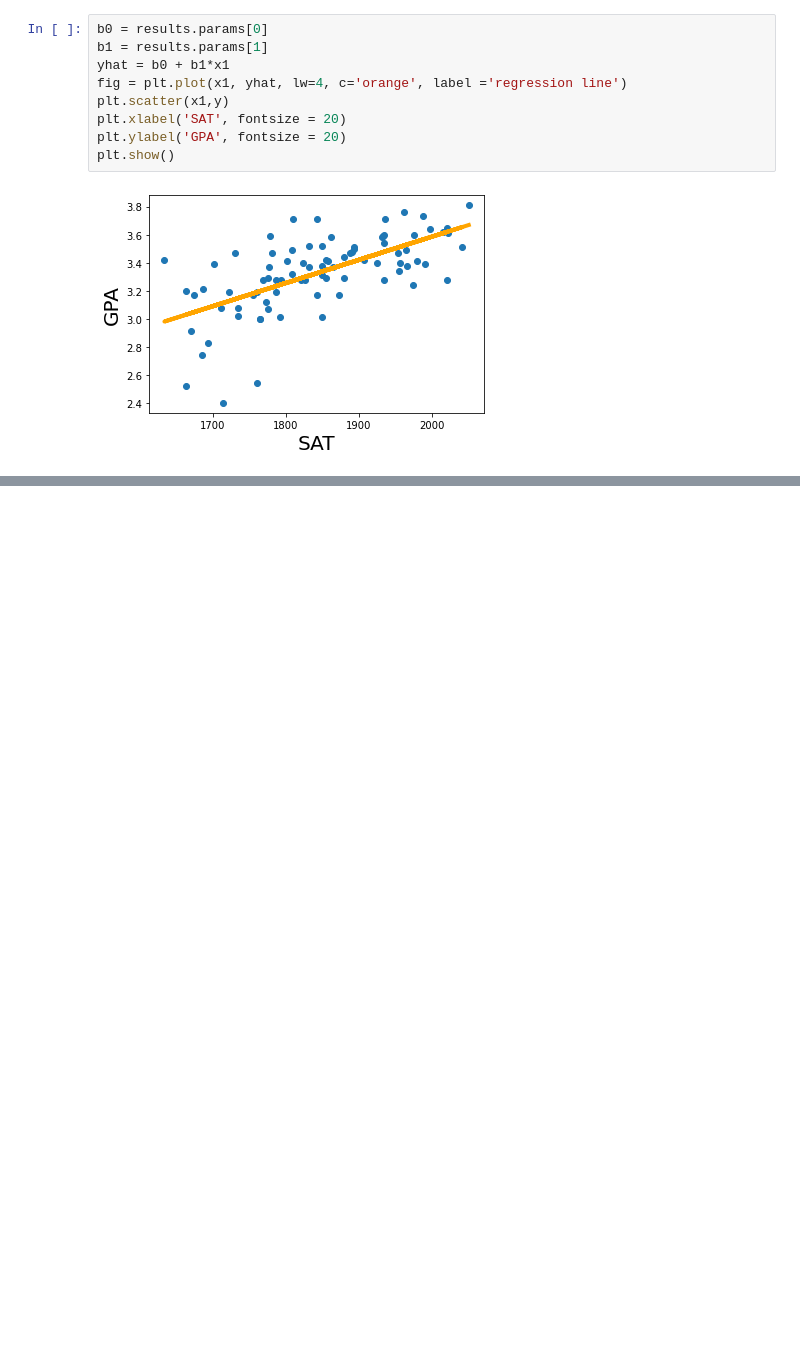
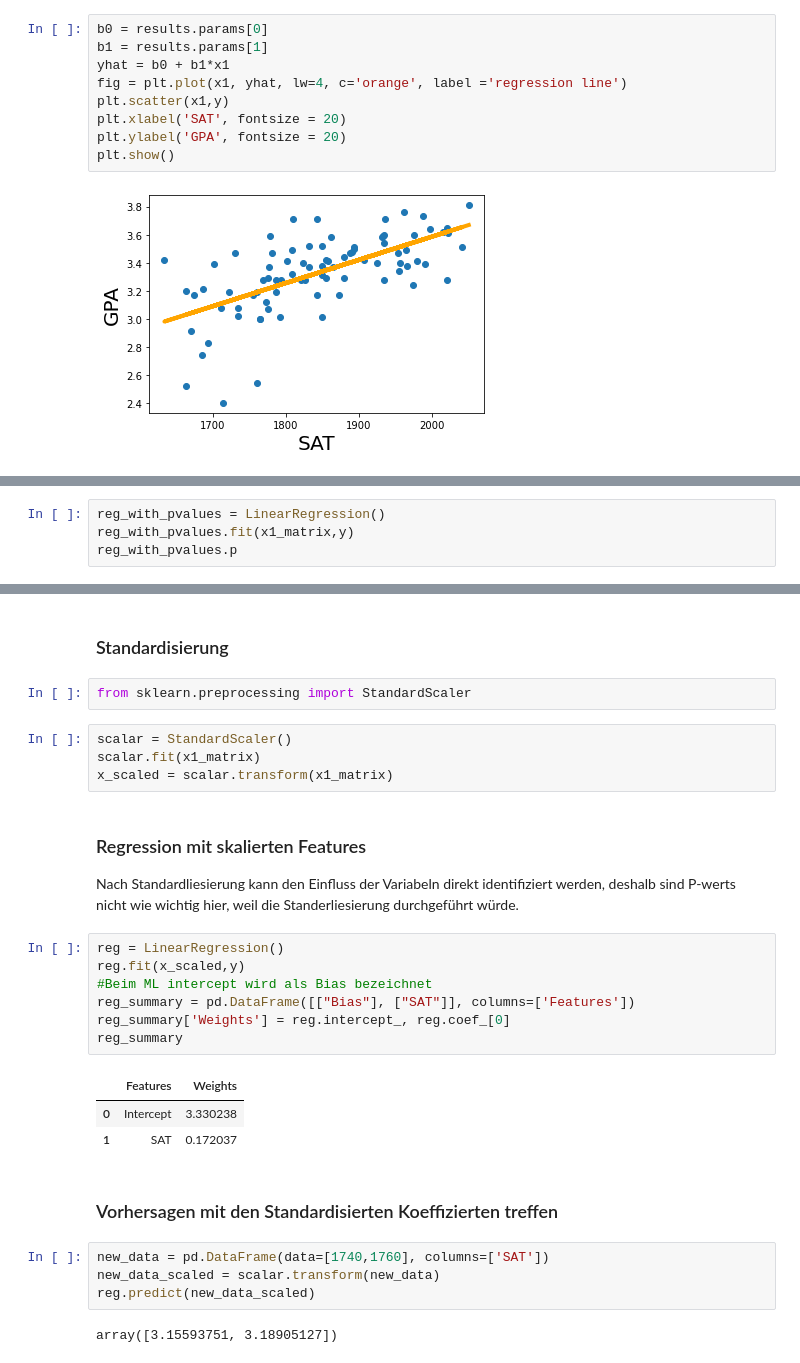
Before and after one commit to amanda8412383/data_science_bootcamp, a Jupyter notebook: linear_regression/linear_regression.ipynb, the cells around one changed output, grey strips where cells are left out. Drawn from its saved outputs; the diff is of its cells as text; blank space fills up the shorter version.

```diff
--- a/linear_regression/linear_regression.ipynb
+++ b/linear_regression/linear_regression.ipynb
@@ -82,0 +193,4 @@ plt.show()
+# %%
+reg_with_pvalues = LinearRegression()
+reg_with_pvalues.fit(x1_matrix,y)
+reg_with_pvalues.p
@@ -82,0 +211,30 @@ plt.show()
+# %% [markdown]
+### Standardisierung
+# %%
+from sklearn.preprocessing import StandardScaler
+# %%
+scalar = StandardScaler()
+scalar.fit(x1_matrix)
+x_scaled = scalar.transform(x1_matrix)
+# %% [markdown]
+### Regression mit skalierten Features
+Nach Standardliesierung kann den Einfluss der Variabeln direkt identifiziert werden, deshalb sind P-werts nicht wie wichtig hier, weil die Standerliesierung durchgeführt würde.
+# %%
+reg = LinearRegression()
+reg.fit(x_scaled,y)
+#Beim ML intercept wird als Bias bezeichnet
+reg_summary = pd.DataFrame([["Bias"], ["SAT"]], columns=['Features'])
+reg_summary['Weights'] = reg.intercept_, reg.coef_[0]
+reg_summary
+# %% [output]
+|  | Features | Weights |
+| 0 | Intercept | 3.330238 |
+| 1 | SAT | 0.172037 |
+# %% [markdown]
+### Vorhersagen mit den Standardisierten Koeffizierten treffen
+# %%
+new_data = pd.DataFrame(data=[1740,1760], columns=['SAT'])
+new_data_scaled = scalar.transform(new_data)
+reg.predict(new_data_scaled)
+# %% [output]
+array([3.15593751, 3.18905127])
```
Also changed, not shown: parts of 23 cells of this notebook, 1 other file.
